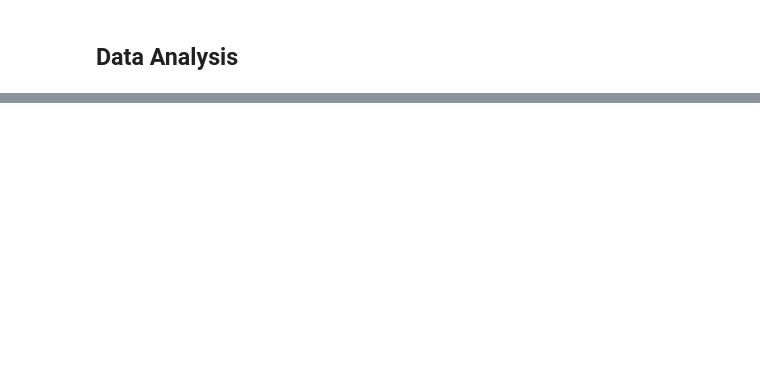
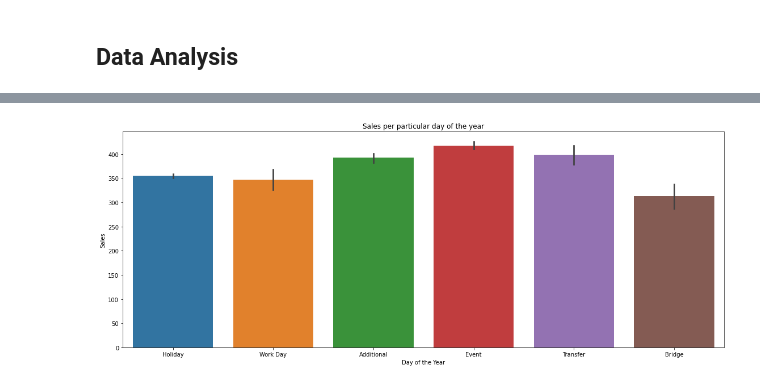
Before and after one commit to BrianChegeGichau/TimeSeries, a Jupyter notebook: TimeSeriesAnalysis.ipynb, the cells around one changed output, grey strips where cells are left out. Cells and saved outputs as stored; diff of their text form; code cells hidden in the pictures; blank space fills up the shorter version.

```diff
--- a/TimeSeriesAnalysis.ipynb
+++ b/TimeSeriesAnalysis.ipynb
@@ -160,0 +181,3 @@ plt.show()
+# %%
+holidays_events['date'] = pd.to_datetime(holidays_events['date'])
+df3 = df2.merge(holidays_events, how='left', on = 'date')
@@ -160,0 +194,15 @@ plt.show()
+# %%
+import seaborn as sns
+import matplotlib.pyplot as plt
+#Creating the dataframe with the sum of prices.
+plt.figure(figsize=(19,7))
+df_2 = df3.groupby('sales').sum()
+df_2 = df_2.reset_index(inplace=True)
+#Plotting the graphs using the seaborn barplot
+sns.barplot(x = df3['type_y'], y = df['sales'], data=df_2)
+plt.xlabel('Day of the Year')
+plt.ylabel('Sales')
+plt.title('Sales per particular day of the year')
+plt.show()
+# %% [output]
+[figure, added]
```
Also changed, not shown: parts of 21 cells of this notebook.
